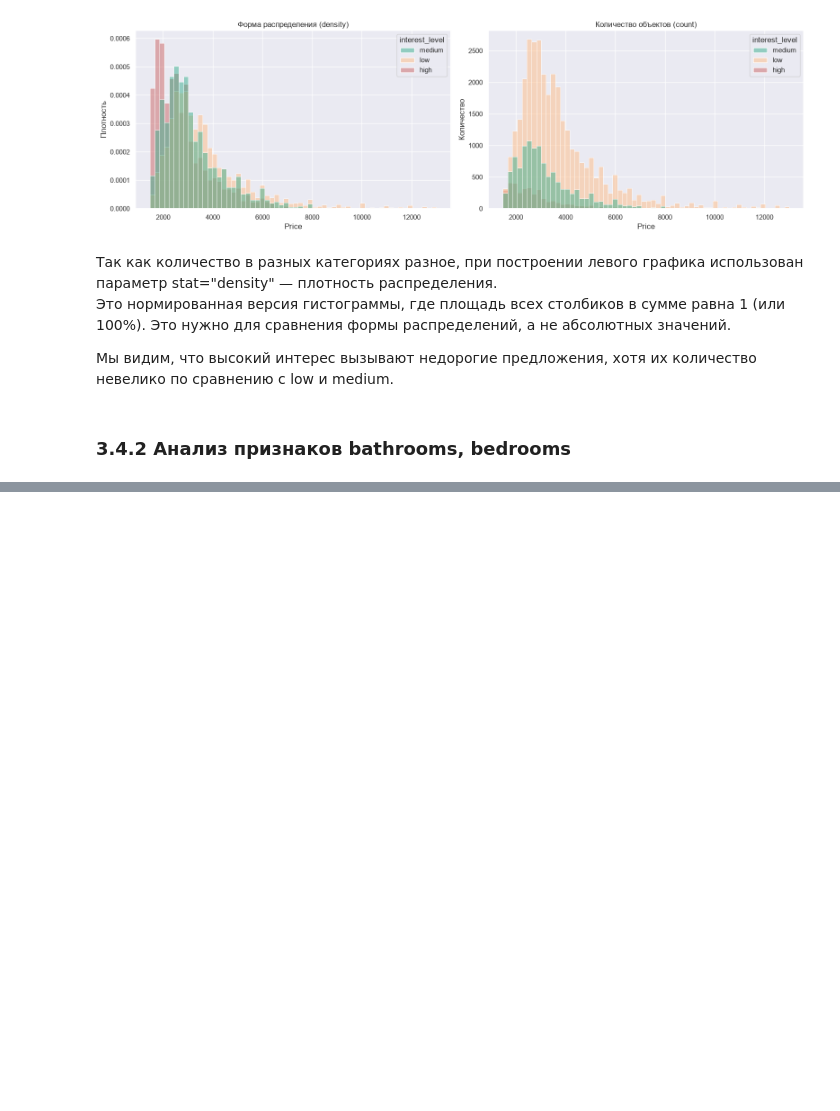
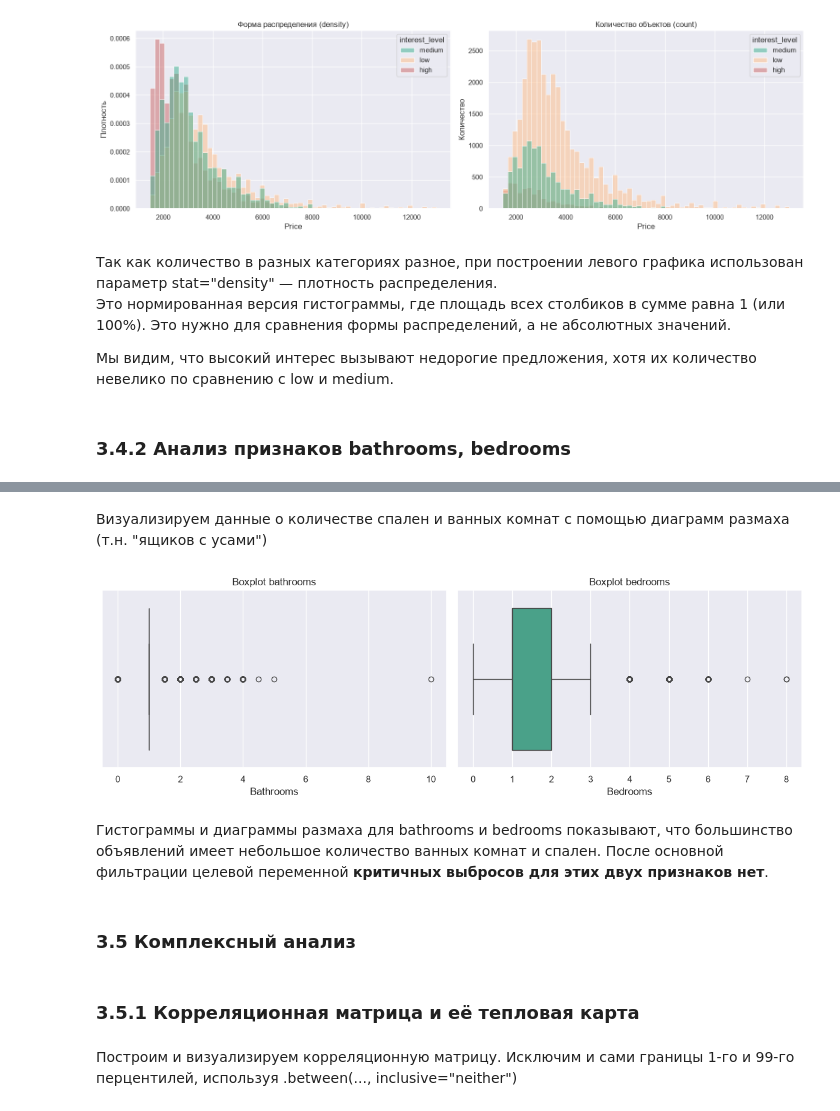
Before and after one commit to giperadmin/intro_in_ml_1, a Jupyter notebook: ML1_Introduction_jacquieb.ipynb, the cells around one changed output, grey strips where cells are left out. Saved outputs shown, nothing was run; the diff lists cells and outputs as text; code cells hidden in the pictures; blank space fills up the shorter version.

```diff
--- a/ML1_Introduction_jacquieb.ipynb
+++ b/ML1_Introduction_jacquieb.ipynb
@@ -460,0 +481,26 @@ plt.show()
+# %% [markdown]
+Визуализируем данные о количестве спален и ванных комнат с помощью диаграмм размаха (т.н. "ящиков с усами")
+# %%
+# Проверяем bathrooms и bedrooms через boxplot.
+fig, axes = plt.subplots(1, 2, figsize=(12, 4))
+
+sns.boxplot(x=filtered_data["bathrooms"], ax=axes[0])
+axes[0].set_title("Boxplot bathrooms")
+axes[0].set_xlabel("Bathrooms")
+
+sns.boxplot(x=filtered_data["bedrooms"], ax=axes[1])
+axes[1].set_title("Boxplot bedrooms")
+axes[1].set_xlabel("Bedrooms")
+
+plt.tight_layout()
+plt.show()
+# %% [output]
+[figure, added]
+# %% [markdown]
+Гистограммы и диаграммы размаха для bathrooms и bedrooms показывают, что большинство объявлений имеет небольшое количество ванных комнат и спален. После основной фильтрации целевой переменной **критичных выбросов для этих двух признаков нет**.
+# %% [markdown]
+### 3.5 Комплексный анализ
+# %% [markdown]
+### 3.5.1 Корреляционная матрица и её тепловая карта
+# %% [markdown]
+Построим и визуализируем корреляционную матрицу. Исключим и сами границы 1-го и 99-го перцентилей, используя .between(..., inclusive="neither")
```
Also changed, not shown: parts of 19 cells of this notebook, 1 other file.
